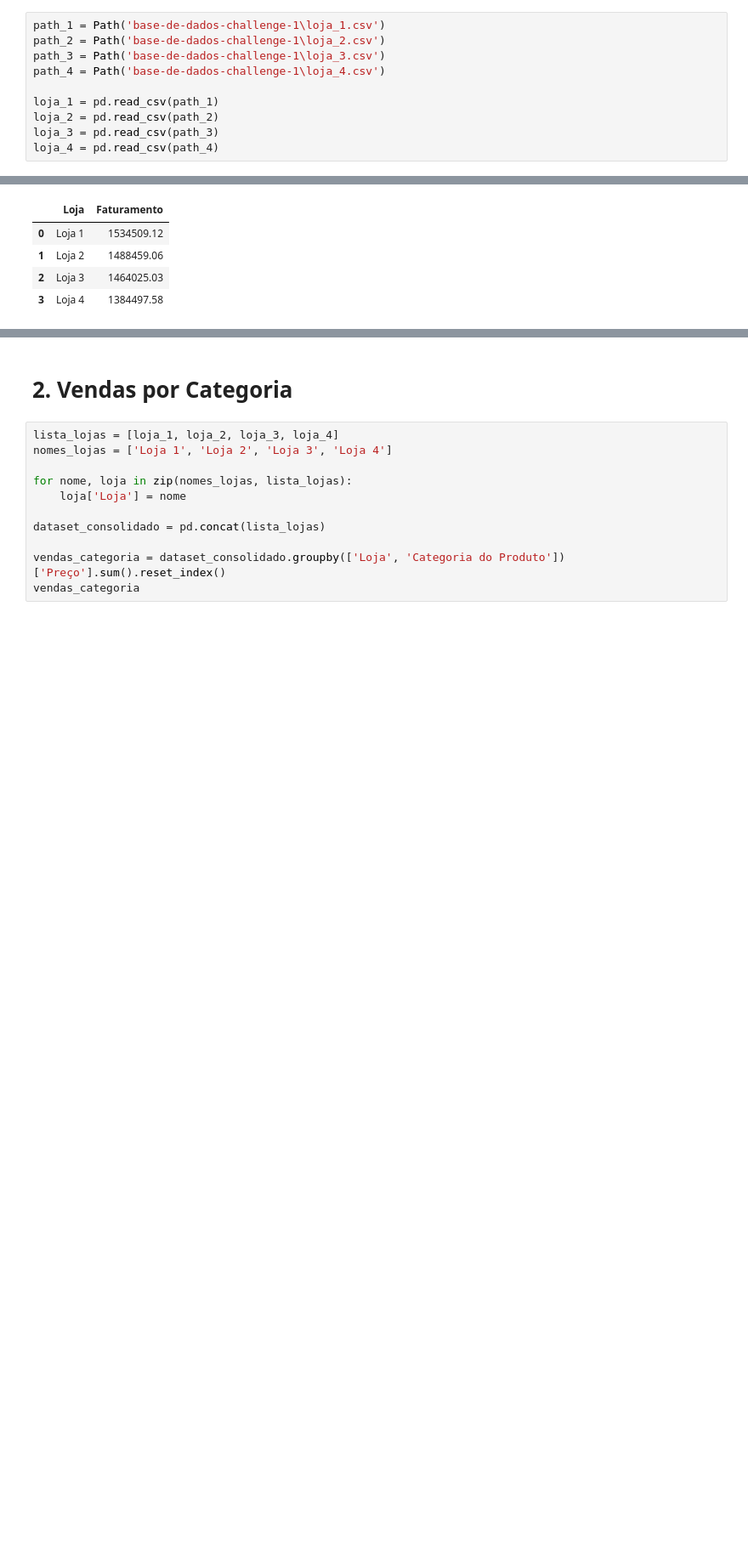
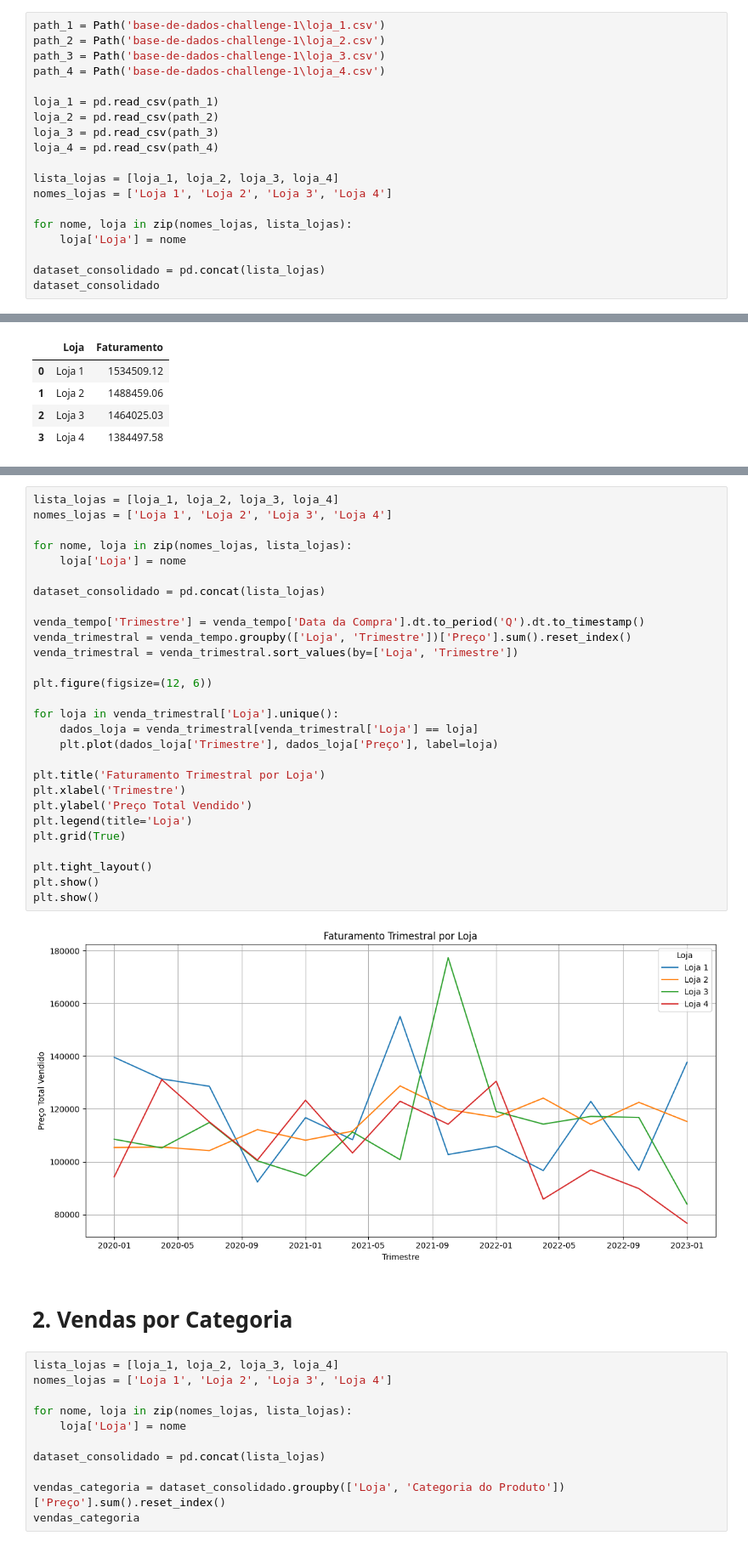
Before and after one commit to gersonjroque/challenge_alura_stores_ds, a Jupyter notebook: AluraStoreBr.ipynb, the cells around one changed output, grey strips where cells are left out. Shown at 85% size. Saved outputs shown, nothing was run; the diff lists cells and outputs as text; blank space fills up the shorter version.

```diff
--- a/AluraStoreBr.ipynb
+++ b/AluraStoreBr.ipynb
@@ -14,3 +14,12 @@ loja_1 = pd.read_csv(path_1)
 loja_2 = pd.read_csv(path_2)
 loja_3 = pd.read_csv(path_3)
 loja_4 = pd.read_csv(path_4)
+
+lista_lojas = [loja_1, loja_2, loja_3, loja_4]
+nomes_lojas = ['Loja 1', 'Loja 2', 'Loja 3', 'Loja 4']
+
+for nome, loja in zip(nomes_lojas, lista_lojas):
+    loja['Loja'] = nome
+
+dataset_consolidado = pd.concat(lista_lojas)
+dataset_consolidado
@@ -71,3 +81,33 @@ faturamento_lojas
+# %%
+lista_lojas = [loja_1, loja_2, loja_3, loja_4]
+nomes_lojas = ['Loja 1', 'Loja 2', 'Loja 3', 'Loja 4']
+
+for nome, loja in zip(nomes_lojas, lista_lojas):
+    loja['Loja'] = nome
+
+dataset_consolidado = pd.concat(lista_lojas)
+
+venda_tempo['Trimestre'] = venda_tempo['Data da Compra'].dt.to_period('Q').dt.to_timestamp()
+venda_trimestral = venda_tempo.groupby(['Loja', 'Trimestre'])['Preço'].sum().reset_index()
+venda_trimestral = venda_trimestral.sort_values(by=['Loja', 'Trimestre'])
+
+plt.figure(figsize=(12, 6))
+
+for loja in venda_trimestral['Loja'].unique():
+    dados_loja = venda_trimestral[venda_trimestral['Loja'] == loja]
+    plt.plot(dados_loja['Trimestre'], dados_loja['Preço'], label=loja)
+
+plt.title('Faturamento Trimestral por Loja')
+plt.xlabel('Trimestre')
+plt.ylabel('Preço Total Vendido')
+plt.legend(title='Loja')
+plt.grid(True)
+
+plt.tight_layout()
+plt.show()
+plt.show()
+# %% [output]
+[figure, added]
 # %% [markdown]
 # 2. Vendas por Categoria
 # %%
```
Also changed, not shown: parts of 3 cells of this notebook, 4 other files.
